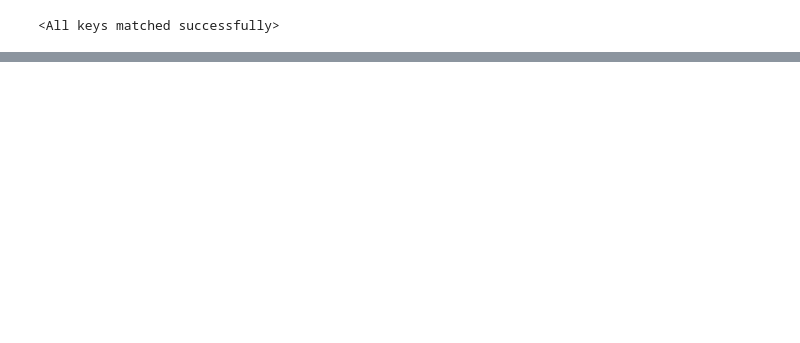
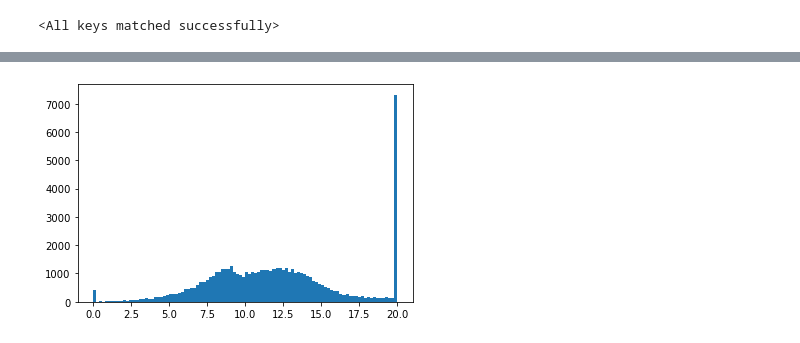
Before and after one commit to cat-claws/varirobust, a Jupyter notebook: demo.ipynb, the cells around one changed output, grey strips where cells are left out. Saved outputs shown, nothing was run; the diff lists cells and outputs as text; code cells hidden in the pictures; blank space fills up the shorter version.

```diff
--- a/demo.ipynb
+++ b/demo.ipynb
@@ -42,3 +50,5 @@ plt.show()
 # %%
-plt.hist(outputs['predictions'].tolist(), bins = 100)
+plt.hist(outputs['predictions'], bins = 100)
 plt.show()
+# %% [output]
+[figure, added]
```
Also changed, not shown: parts of 16 cells of this notebook.
